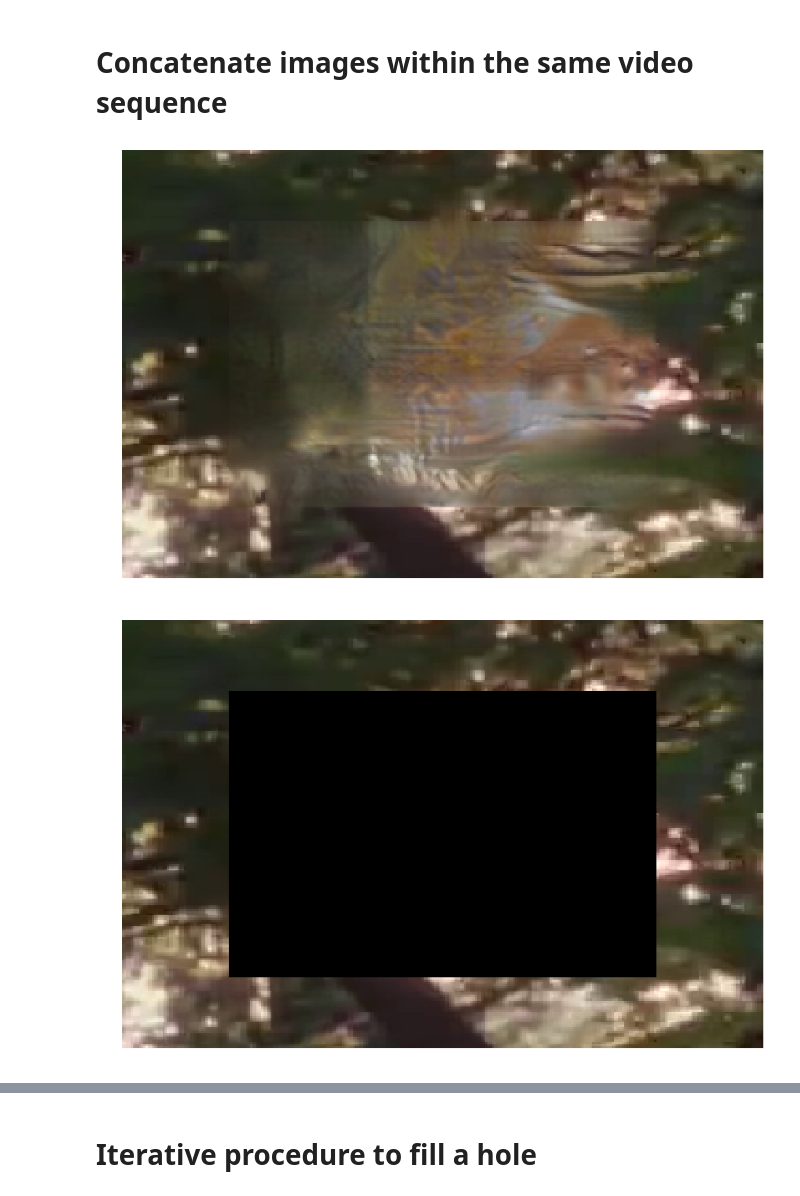
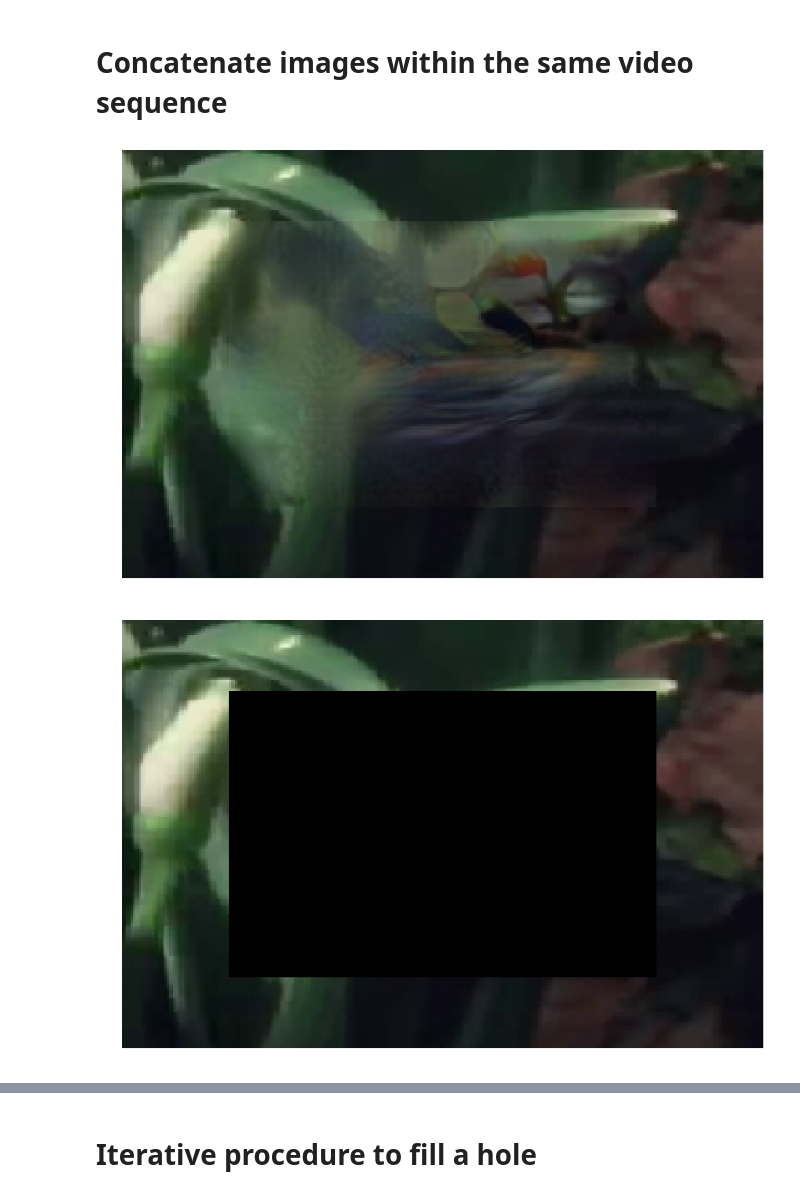
Before and after one commit to plguhur/MVA, a Jupyter notebook: ImagerieNumerique/Experiments.ipynb, the cells around one changed output, grey strips where cells are left out. Drawn from its saved outputs; the diff is of its cells as text; code cells hidden in the pictures.

```diff
--- a/ImagerieNumerique/Experiments.ipynb
+++ b/ImagerieNumerique/Experiments.ipynb
@@ -472,8 +477,9 @@ clip = VideoFileClip("wwf_forest.mp4")
 W, H = 300, 200
 image = "video_extract"
 # times = np.arange(23.0,26.7, 0.4)
-times = np.arange(12.0,12.3, 0.03)
+times = np.arange(55.0,56., 0.1)
 orig_images = [Image.fromarray(clip.get_frame(t)) for t in times]
+del clip
 crop, size = 120, 80
 images = [crop_image2(im, crop, (W, H)) for im in orig_images]
 res_dir = os.path.join("results", "concatenate", image)
@@ -508,37 +514,33 @@ ops = [Image.ROTATE_180, Image.FLIP_TOP_BOTTOM, Image.ROTATE_180, \
        Image.ROTATE_180, Image.FLIP_TOP_BOTTOM, Image.ROTATE_180]
 for i in range(9):
     im = images[i]
     x_offset = W * (i % 3)
     y_offset = H * (i // 3)
     if i != 4:
         im = im.transpose(ops[i])
     concat.paste(im, (x_offset, y_offset))
 I = torch.from_numpy(np.asarray(concat).transpose((2,0,1)).astype(float)/255.0).float()
 M = concat.copy()
 M.paste((0,0,0), [0,0,3*W,3*H])
 py, px = int(3*H/2), int(3*W/2)
 M.paste((255,255,255), [px-size, py-size, px+size, py+size])
 M = torch.from_numpy(np.asarray(M).transpose((2,0,1))[:1,:,:].astype(float)/255.0).float()
 out = inpainting(model, datamean, I, M, postproc=False, skip=False).data.numpy()
 out = (out*255.).transpose((1,2,0)).astype(int)
 plt.figure(figsize=(20,10))
 plt.imshow(out)
 plt.axis('off')
 plt.savefig(os.path.join(res_dir, f'concatenate.jpg'), bbox_inches='tight')
 
 # then we deconcatenate:
 restored = Image.fromarray(out.astype(np.uint8)).resize((3*W, 3*H)) \
             .crop((W, H, 2*W, 2*H))
 plt.figure(figsize=(20,10))
 plt.imshow(restored)
 plt.axis('off')
 plt.savefig(os.path.join(res_dir, f'deconcat.jpg'), bbox_inches='tight')
 
-# plt.imshow((I.data.numpy()*255.).transpose((1,2,0)).astype(int))
-# plt.show()
-# plt.imshow((M.data.numpy()*255.).transpose((1,2,0)).astype(int)[:,:,0])
-# plt.show()
-# plt.imshow(concat)
+del M, I, concat, out
 # %% [output]
-[figure, old version]
+[figure, new version]
-[figure, old version]
+[figure, new version]
```
Also changed, not shown: parts of 3 cells of this notebook, 4 other files.
